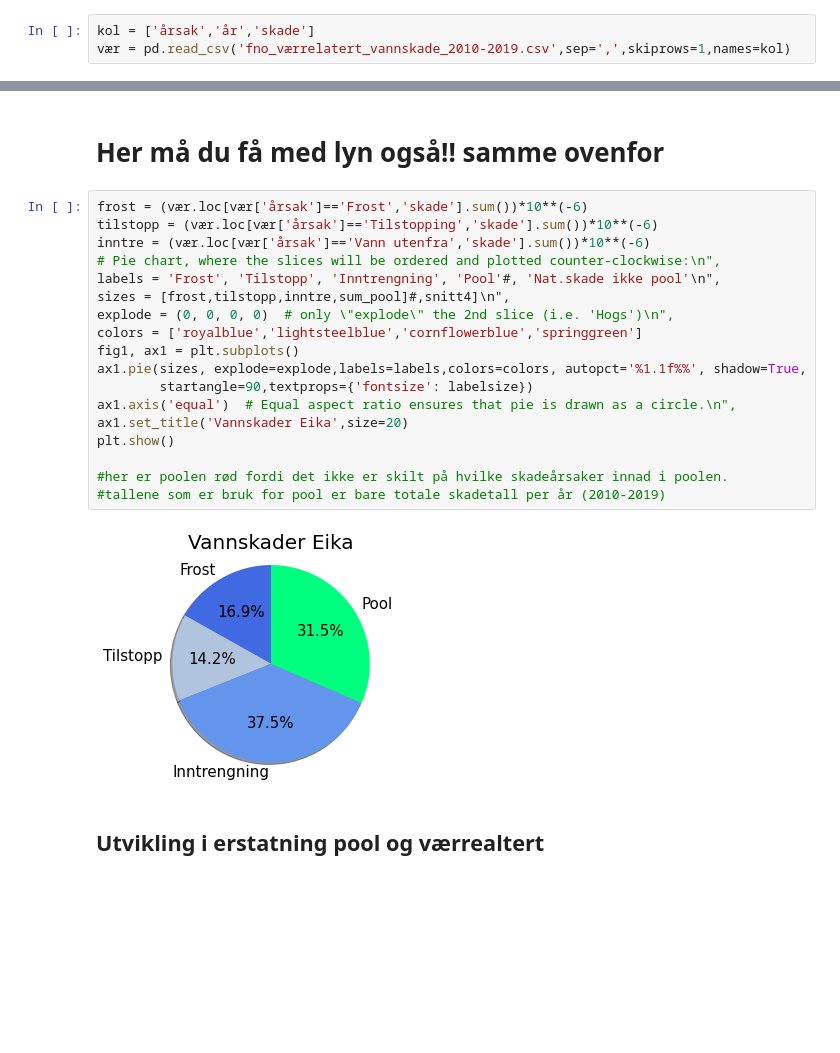
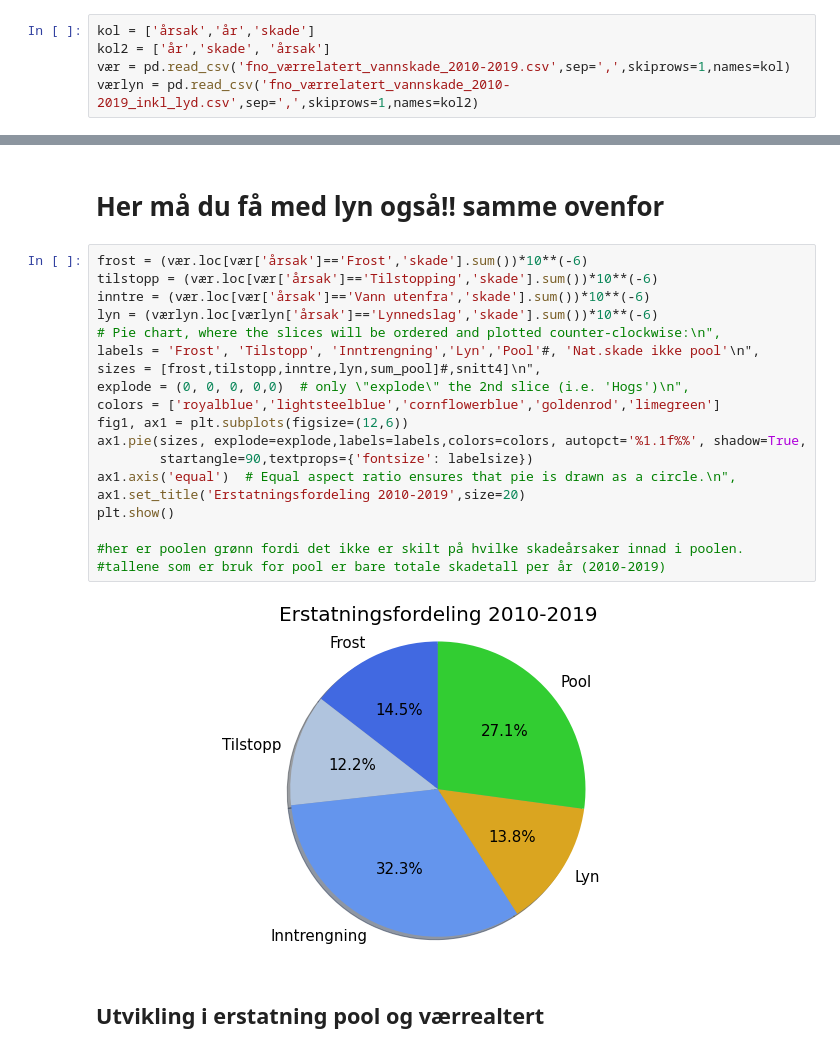
Before and after one commit to eirikngard/Eika, a Jupyter notebook: Eika_vs_FNO.ipynb, the cells around one changed output, grey strips where cells are left out. Saved outputs shown, nothing was run; the diff lists cells and outputs as text; blank space fills up the shorter version.

```diff
--- a/Eika_vs_FNO.ipynb
+++ b/Eika_vs_FNO.ipynb
@@ -20,6 +21,8 @@ Saving fno_værrelatert_vannskade_2010-2019.csv to fno_værrelatert_vannskade_20
 (Tilstopp, frost og vann utenfra)
 # %%
 kol = ['årsak','år','skade']
+kol2 = ['år','skade', 'årsak']
 vær = pd.read_csv('fno_værrelatert_vannskade_2010-2019.csv',sep=',',skiprows=1,names=kol)
+værlyn = pd.read_csv('fno_værrelatert_vannskade_2010-2019_inkl_lyd.csv',sep=',',skiprows=1,names=kol2)
 # %%
 ård = np.arange(2010,2020,1) #2010-2019
@@ -79,23 +87,24 @@ plt.show()
 # %%
 frost = (vær.loc[vær['årsak']=='Frost','skade'].sum())*10**(-6)
 tilstopp = (vær.loc[vær['årsak']=='Tilstopping','skade'].sum())*10**(-6)
 inntre = (vær.loc[vær['årsak']=='Vann utenfra','skade'].sum())*10**(-6)
+lyn = (værlyn.loc[værlyn['årsak']=='Lynnedslag','skade'].sum())*10**(-6)
 # Pie chart, where the slices will be ordered and plotted counter-clockwise:\n",
-labels = 'Frost', 'Tilstopp', 'Inntrengning', 'Pool'#, 'Nat.skade ikke pool'\n",
-sizes = [frost,tilstopp,inntre,sum_pool]#,snitt4]\n",
-explode = (0, 0, 0, 0)  # only \"explode\" the 2nd slice (i.e. 'Hogs')\n",
-colors = ['royalblue','lightsteelblue','cornflowerblue','springgreen']
-fig1, ax1 = plt.subplots()
+labels = 'Frost', 'Tilstopp', 'Inntrengning','Lyn','Pool'#, 'Nat.skade ikke pool'\n",
+sizes = [frost,tilstopp,inntre,lyn,sum_pool]#,snitt4]\n",
+explode = (0, 0, 0, 0,0)  # only \"explode\" the 2nd slice (i.e. 'Hogs')\n",
+colors = ['royalblue','lightsteelblue','cornflowerblue','goldenrod','limegreen']
+fig1, ax1 = plt.subplots(figsize=(12,6))
 ax1.pie(sizes, explode=explode,labels=labels,colors=colors, autopct='%1.1f%%', shadow=True,
         startangle=90,textprops={'fontsize': labelsize})
 ax1.axis('equal')  # Equal aspect ratio ensures that pie is drawn as a circle.\n",
-ax1.set_title('Vannskader Eika',size=20)
+ax1.set_title('Erstatningsfordeling 2010-2019',size=20)
 plt.show()
 
-#her er poolen rød fordi det ikke er skilt på hvilke skadeårsaker innad i poolen.
+#her er poolen grønn fordi det ikke er skilt på hvilke skadeårsaker innad i poolen.
 #tallene som er bruk for pool er bare totale skadetall per år (2010-2019)
 # %% [output]
-[figure, old version]
+[figure, new version]
 # %% [markdown]
 ## Utvikling i erstatning pool og værrealtert
 # %%
```
Also changed, not shown: parts of 18 cells of this notebook.
